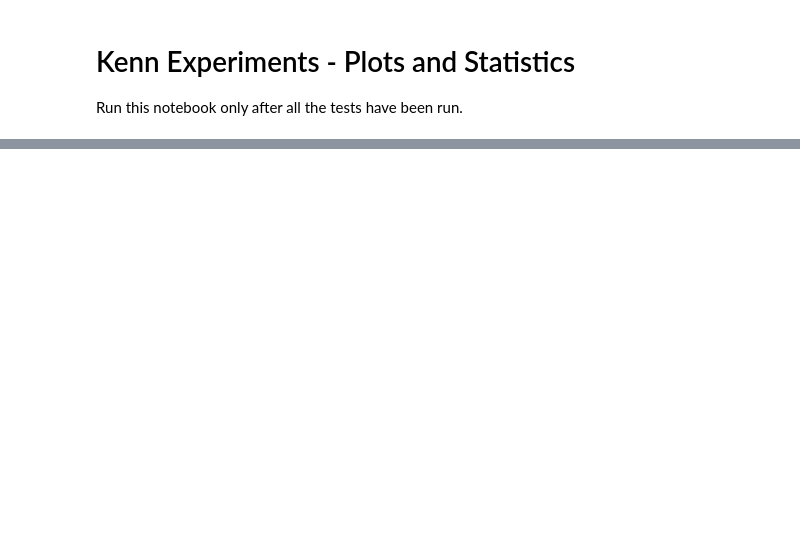
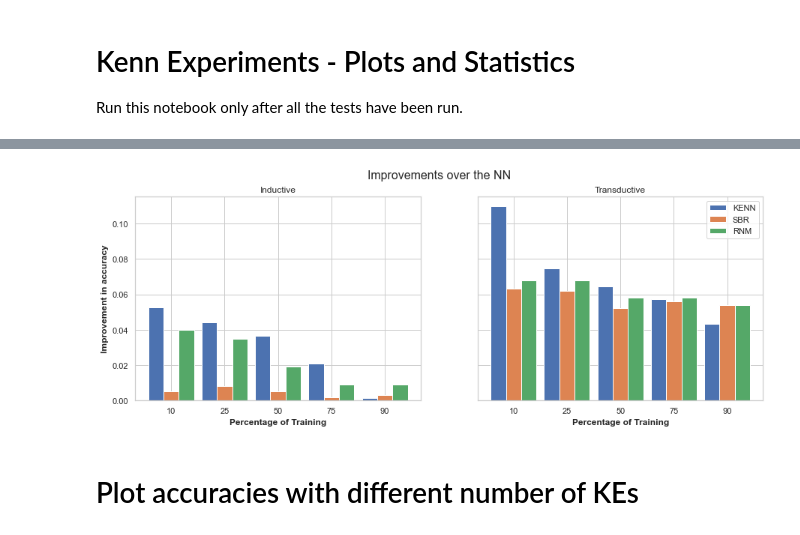
Before and after one commit to rmazzier/KENN-Citeseer-Experiments, a Jupyter notebook: final_results.ipynb, the cells around one changed output, grey strips where cells are left out. Drawn from its saved outputs; the diff is of its cells as text; code cells hidden in the pictures; blank space fills up the shorter version.

```diff
--- a/final_results.ipynb
+++ b/final_results.ipynb
@@ -42,0 +130,14 @@ Test Accuracy std:      NN = 0.027678; KENN = 0.024150
+# %%
+fig, axes = plt.subplots(1, 2, sharex='col', sharey='row', figsize=(15, 5))
+fig.suptitle('Improvements over the NN', fontsize=16)
+plot_deltas(history_inductive[2], axes[0], title='Inductive', other_deltas='i', barwidth=0.6)
+axes[0].set_ylabel('Improvement in accuracy', fontweight='bold')
+plot_deltas(history_transductive[2], axes[1], title='Transductive', other_deltas='t', barwidth=0.6)
+axes[1].legend(loc='upper right')
+
+fig.savefig('plots/deltas.png')
+fig.show()
+# %% [output]
+[figure, added]
+# %% [markdown]
+# Plot accuracies with different number of KEs
```
Also changed, not shown: parts of 22 cells of this notebook, 5 other files.
